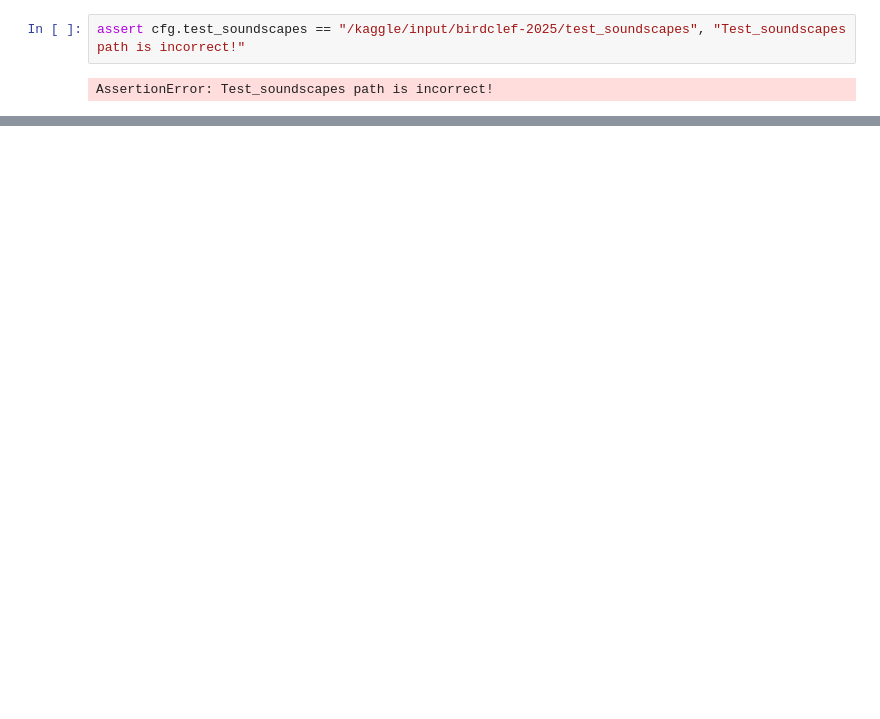
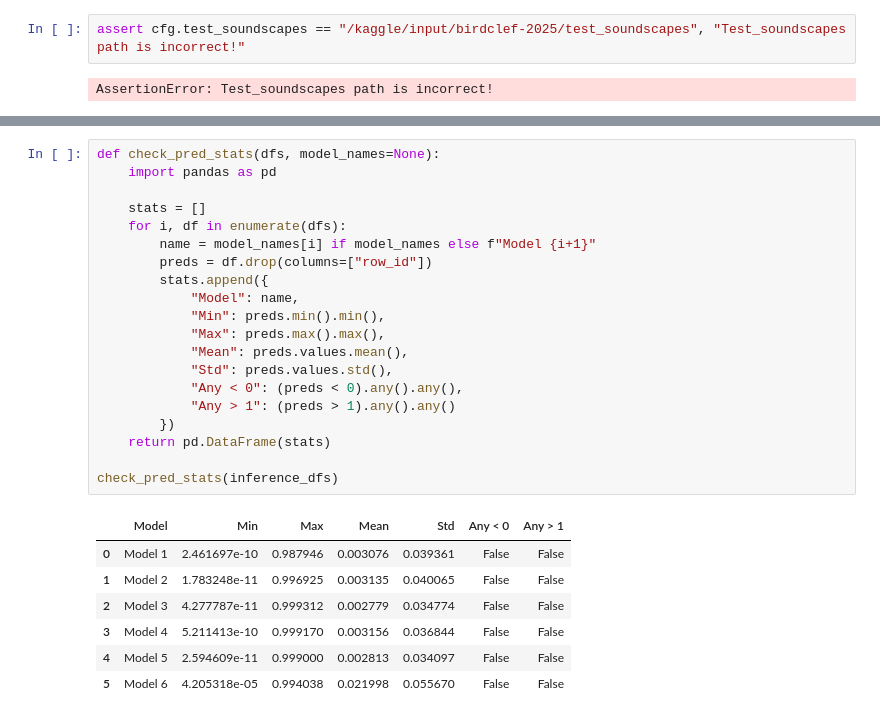
Before and after one commit to junya737/birdclef-2025, a Jupyter notebook: scripts/inf_ensmbl_SED.ipynb, the cells around one changed output, grey strips where cells are left out. Drawn from its saved outputs; the diff is of its cells as text; blank space fills up the shorter version.

```diff
--- a/scripts/inf_ensmbl_SED.ipynb
+++ b/scripts/inf_ensmbl_SED.ipynb
@@ -1117,0 +1187,28 @@ AssertionError: Test_soundscapes path is incorrect!
+# %%
+def check_pred_stats(dfs, model_names=None):
+    import pandas as pd
+
+    stats = []
+    for i, df in enumerate(dfs):
+        name = model_names[i] if model_names else f"Model {i+1}"
+        preds = df.drop(columns=["row_id"])
+        stats.append({
+            "Model": name,
+            "Min": preds.min().min(),
+            "Max": preds.max().max(),
+            "Mean": preds.values.mean(),
+            "Std": preds.values.std(),
+            "Any < 0": (preds < 0).any().any(),
+            "Any > 1": (preds > 1).any().any()
+        })
+    return pd.DataFrame(stats)
+
+check_pred_stats(inference_dfs)
+# %% [output]
+|  | Model | Min | Max | Mean | Std | Any < 0 | Any > 1 |
+| 0 | Model 1 | 2.461697e-10 | 0.987946 | 0.003076 | 0.039361 | False | False |
+| 1 | Model 2 | 1.783248e-11 | 0.996925 | 0.003135 | 0.040065 | False | False |
+| 2 | Model 3 | 4.277787e-11 | 0.999312 | 0.002779 | 0.034774 | False | False |
+| 3 | Model 4 | 5.211413e-10 | 0.999170 | 0.003156 | 0.036844 | False | False |
+| 4 | Model 5 | 2.594609e-11 | 0.999000 | 0.002813 | 0.034097 | False | False |
+| 5 | Model 6 | 4.205318e-05 | 0.994038 | 0.021998 | 0.055670 | False | False |
```
Also changed, not shown: parts of 11 cells of this notebook, 34 other files.
